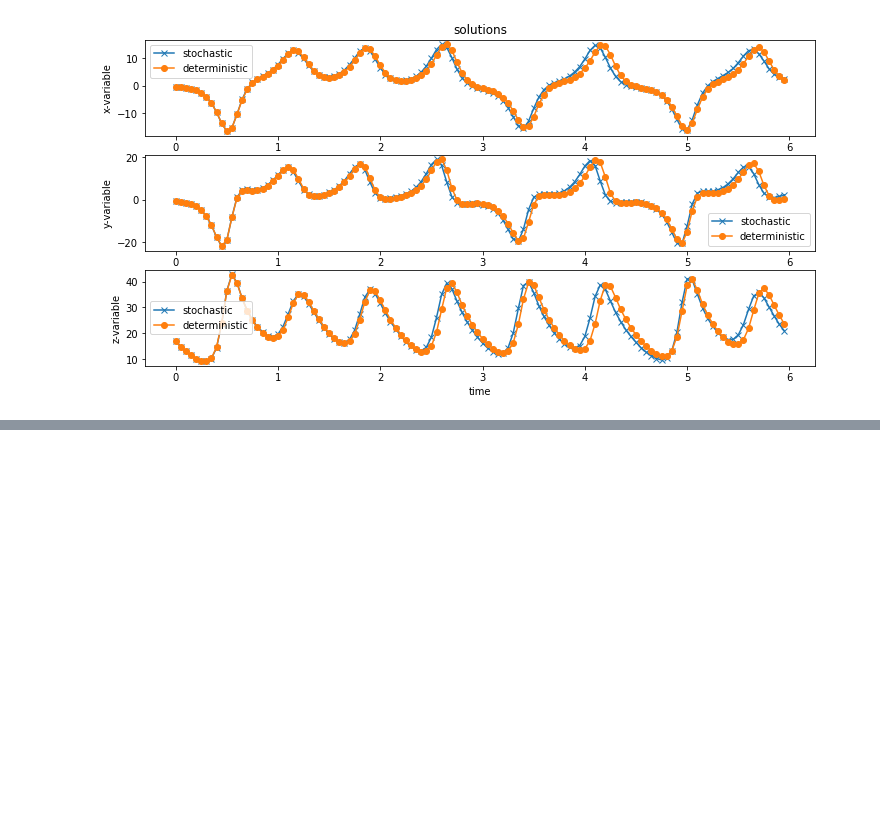
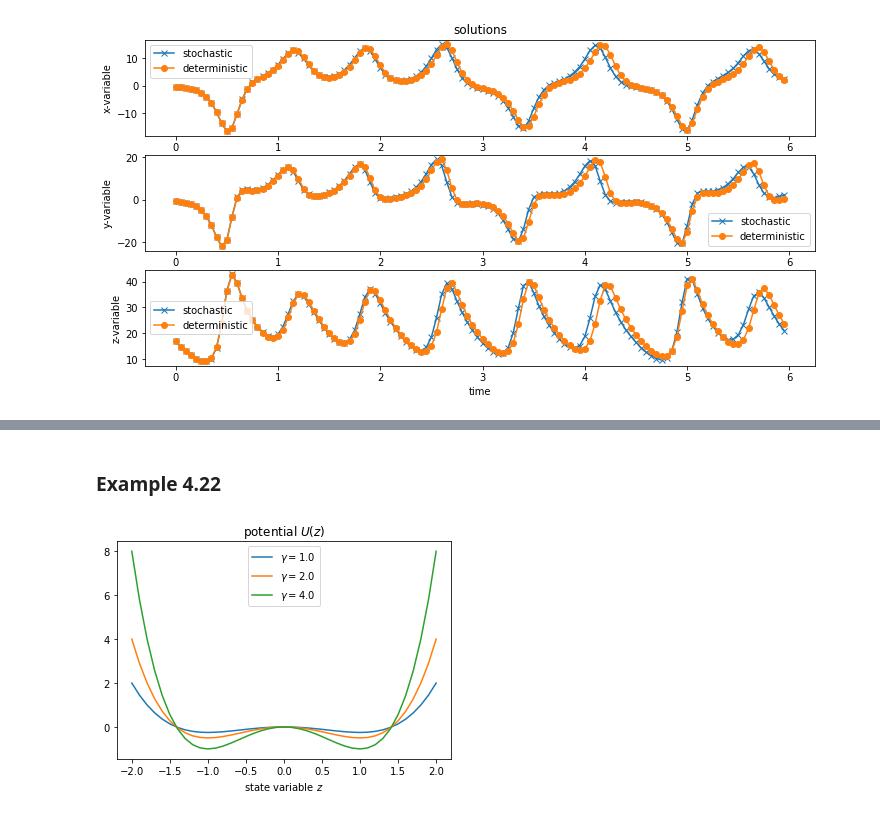
Before and after one commit to ray-chew/probabilistic_forecasting_examples, a Jupyter notebook: Chapter 4.ipynb, the cells around one changed output, grey strips where cells are left out. Drawn from its saved outputs; the diff is of its cells as text; code cells hidden in the pictures; blank space fills up the shorter version.

```diff
--- a/Chapter 4.ipynb
+++ b/Chapter 4.ipynb
@@ -409,0 +608,17 @@ plt.show()
+# %% [markdown]
+### Example 4.22
+# %%
+xgrid = np.arange(-2.,2.1,.1)
+
+def func(gamma):
+     return gamma * (xgrid**4 / 4 - xgrid**2 / 2)
+
+fig11 = plt.figure()
+for gamma in [1.,2.,4.]:
+    plt.plot(xgrid,func(gamma), label=r"$\gamma = $"+str(gamma))
+plt.legend()
+plt.title(r"potential $U(z)$")
+plt.xlabel(r"state variable $z$")
+plt.show()
+# %% [output]
+[figure, added]
```
Also changed, not shown: parts of 7 cells of this notebook.
